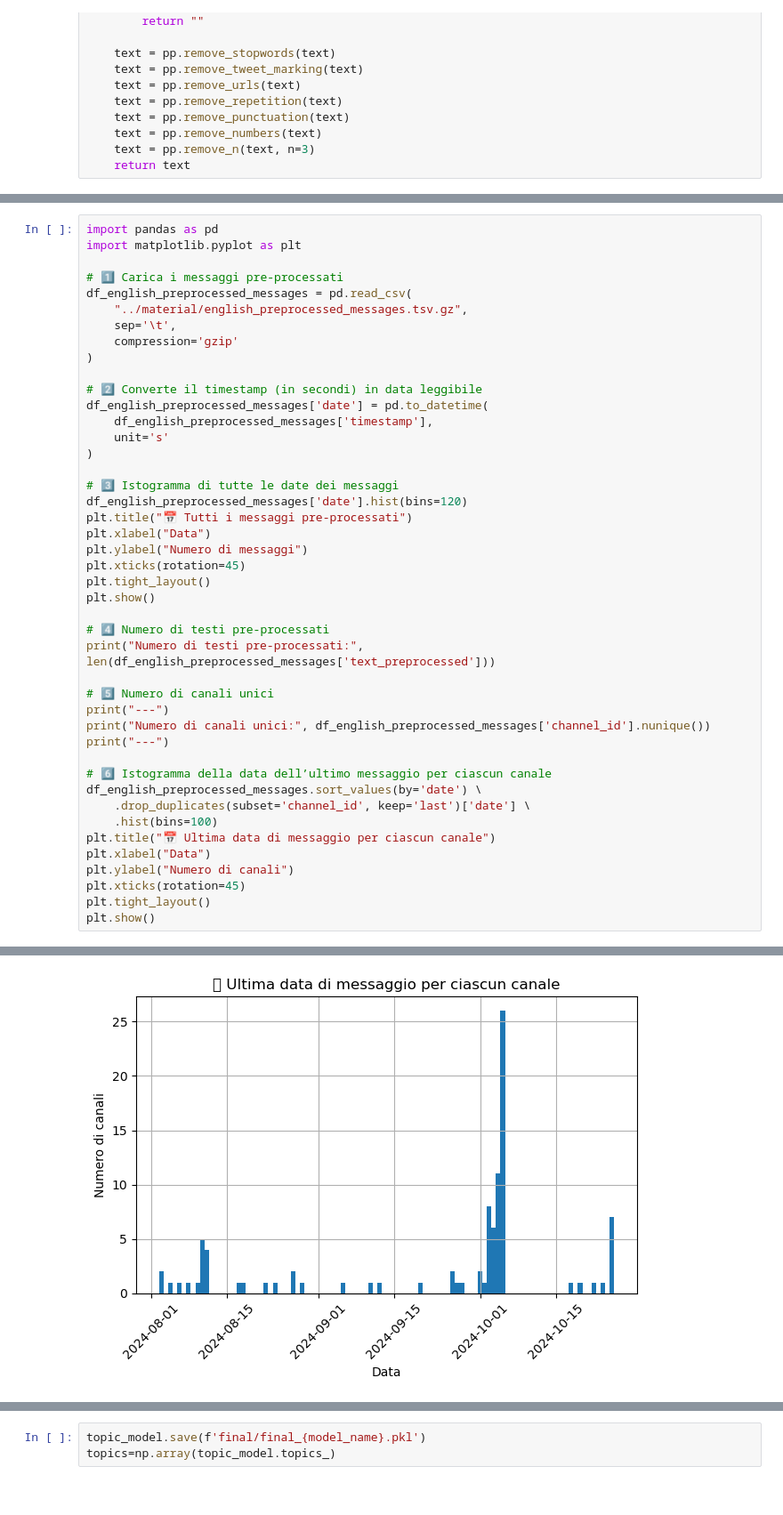
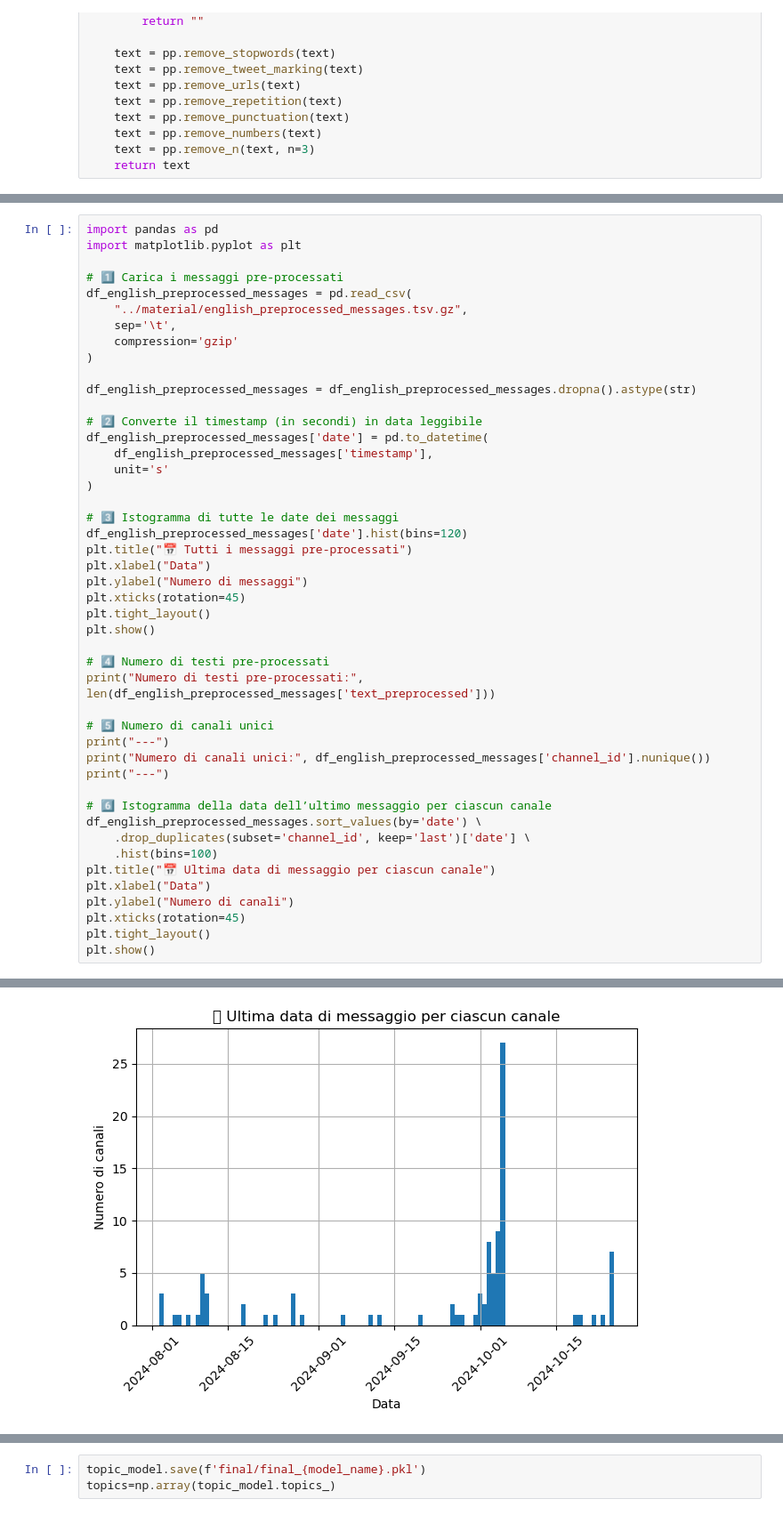
Before and after one commit to iam-MA/Smart-telegram-crawler, a Jupyter notebook: src/04_Results_best_model.ipynb, the cells around one changed output, grey strips where cells are left out. Shown at 89% size. Drawn from its saved outputs; the diff is of its cells as text.

```diff
--- a/src/04_Results_best_model.ipynb
+++ b/src/04_Results_best_model.ipynb
@@ -561,6 +540,8 @@ df_english_preprocessed_messages = pd.read_csv(
     sep='\t',
     compression='gzip'
 )
+
+df_english_preprocessed_messages = df_english_preprocessed_messages.dropna().astype(str)
 
 # 2️⃣ Converte il timestamp (in secondi) in data leggibile
 df_english_preprocessed_messages['date'] = pd.to_datetime(
@@ -603,5 +584,5 @@ Numero di canali unici: 95
 ---
-[figure, old version]
+[figure, new version]
 # %%
 embeddings.shape
 # %% [output]
```
Also changed, not shown: parts of 7 cells of this notebook.
